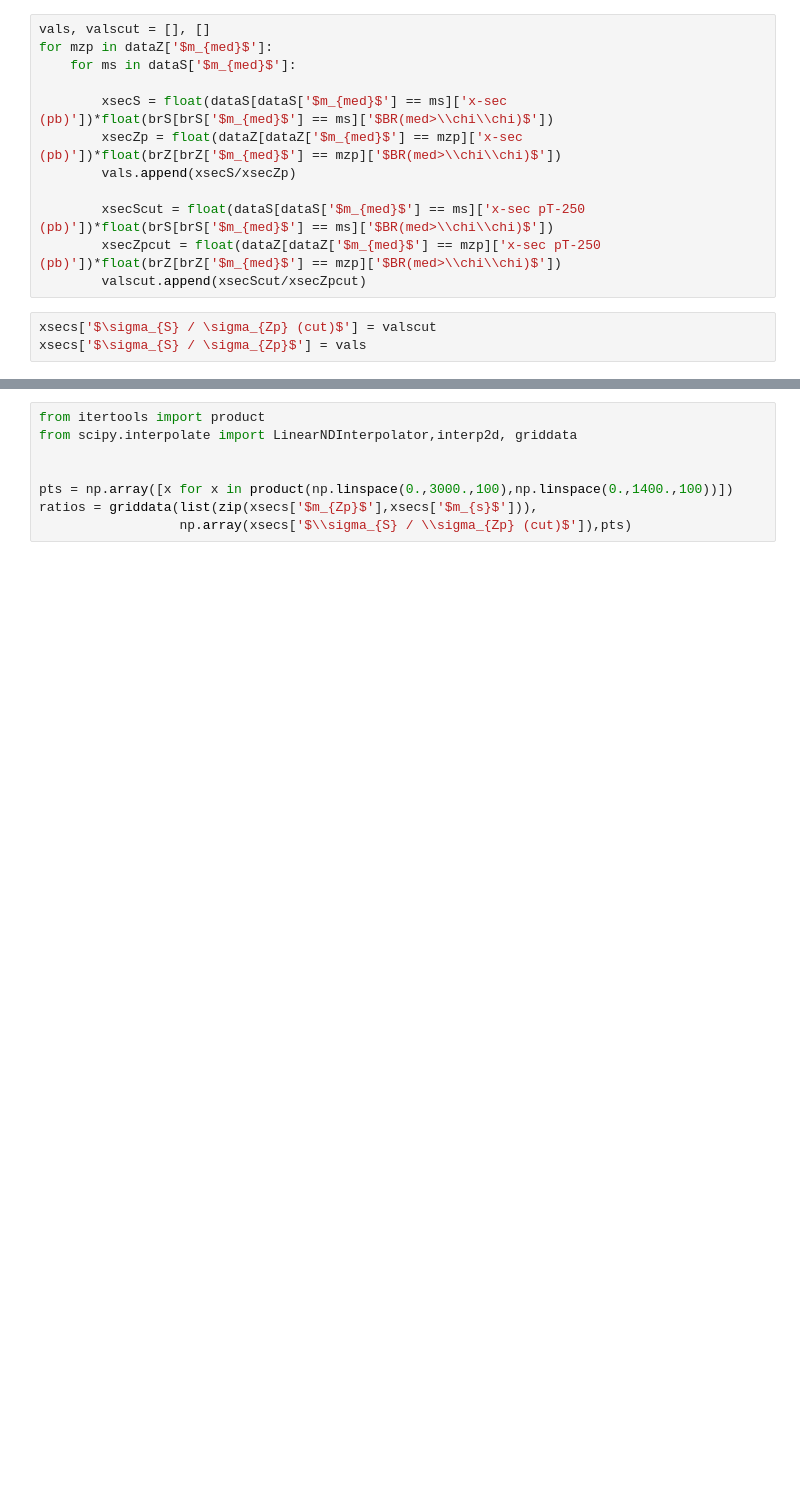
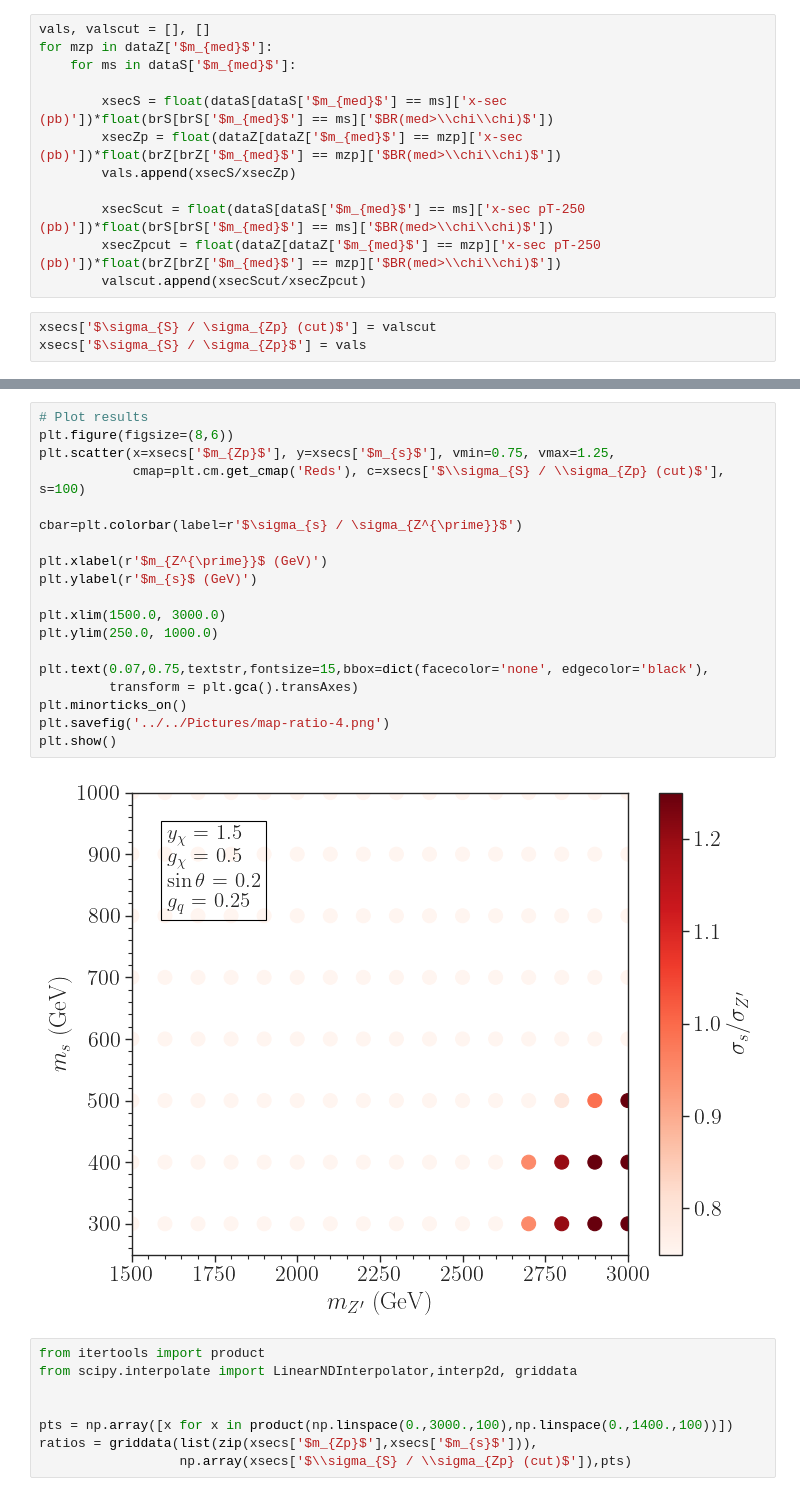
Before and after one commit to SModelS/smodelsv3-paper, a Jupyter notebook: notebooks/Map-ratio-xsec.ipynb, the cells around one changed output, grey strips where cells are left out. Saved outputs shown, nothing was run; the diff lists cells and outputs as text; blank space fills up the shorter version.

```diff
--- a/notebooks/Map-ratio-xsec.ipynb
+++ b/notebooks/Map-ratio-xsec.ipynb
@@ -158,3 +158,24 @@ plt.show()
+# %%
+# Plot results
+plt.figure(figsize=(8,6))
+plt.scatter(x=xsecs['$m_{Zp}$'], y=xsecs['$m_{s}$'], vmin=0.75, vmax=1.25,
+            cmap=plt.cm.get_cmap('Reds'), c=xsecs['$\\sigma_{S} / \\sigma_{Zp} (cut)$'], s=100)
+
+cbar=plt.colorbar(label=r'$\sigma_{s} / \sigma_{Z^{\prime}}$')
+
+plt.xlabel(r'$m_{Z^{\prime}}$ (GeV)')
+plt.ylabel(r'$m_{s}$ (GeV)')
+
+plt.xlim(1500.0, 3000.0)
+plt.ylim(250.0, 1000.0)
+
+plt.text(0.07,0.75,textstr,fontsize=15,bbox=dict(facecolor='none', edgecolor='black'),
+         transform = plt.gca().transAxes)
+plt.minorticks_on()
+plt.savefig('../../Pictures/map-ratio-4.png')
+plt.show()
+# %% [output]
+[figure, added]
 # %%
 from itertools import product
 from scipy.interpolate import LinearNDInterpolator,interp2d, griddata
```
Also changed, not shown: parts of 3 cells of this notebook, 2 other files.
